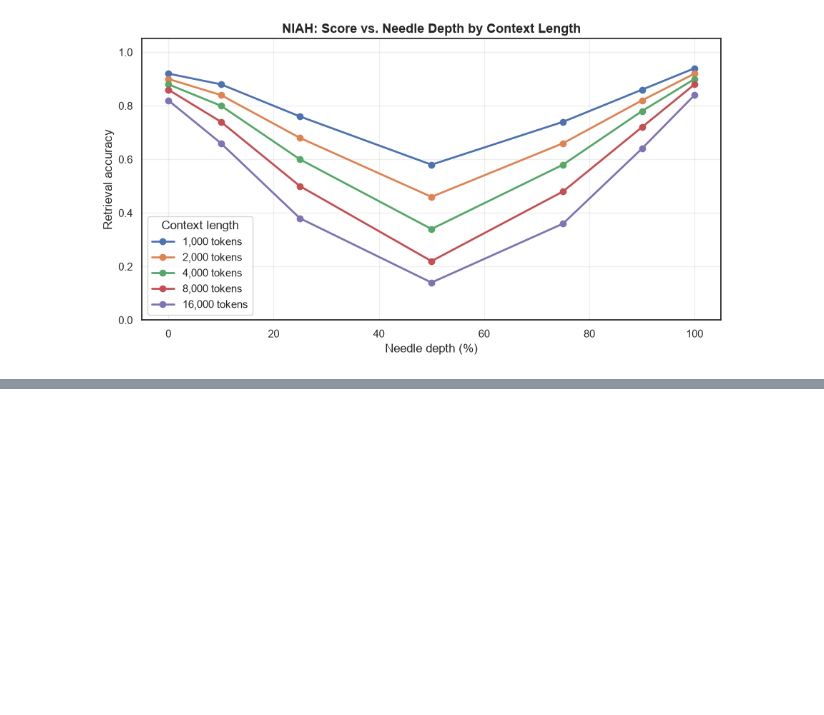
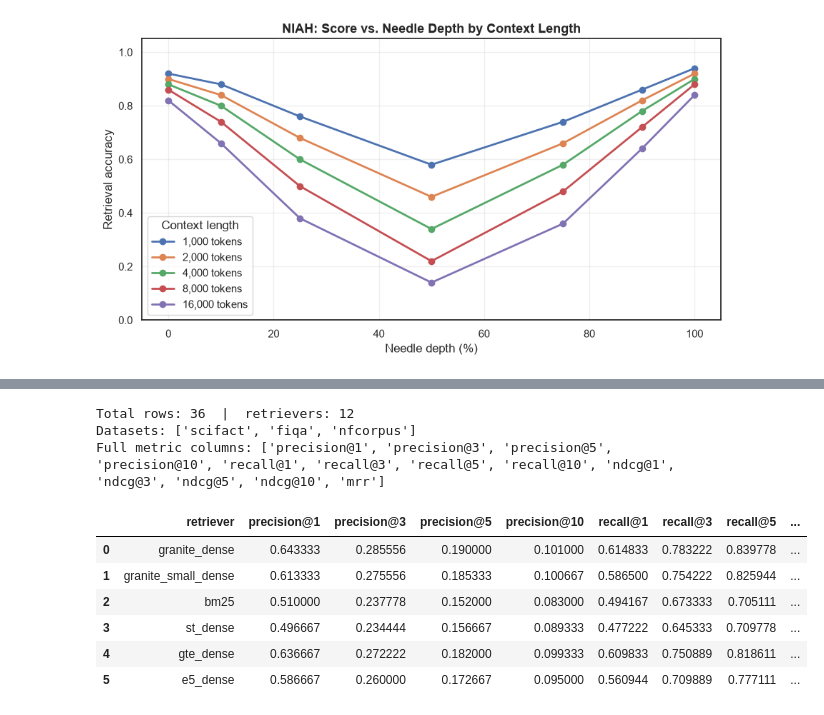
Before and after one commit to M1yanoShiho/IBM_Granite_Project, a Jupyter notebook: notebooks/01_visualize_heatmap.ipynb, the cells around one changed output, grey strips where cells are left out. Cells and saved outputs as stored; diff of their text form; code cells hidden in the pictures; blank space fills up the shorter version.

```diff
--- a/notebooks/01_visualize_heatmap.ipynb
+++ b/notebooks/01_visualize_heatmap.ipynb
@@ -175,0 +120,27 @@ plt.show()
+# %%
+# Load all three datasets, add a 'dataset' label column, and concatenate.
+datasets = ["scifact", "fiqa", "nfcorpus"]
+frames = []
+for ds in datasets:
+    path = RESULTS_DIR / f"{ds}_fair.csv"
+    if path.exists():
+        df_ds = pd.read_csv(path)
+        df_ds["dataset"] = ds
+        frames.append(df_ds)
+
+df_all = pd.concat(frames, ignore_index=True)
+print(f"Total rows: {len(df_all)}  |  retrievers: {df_all['retriever'].nunique()}")
+print(f"Datasets: {df_all['dataset'].unique().tolist()}")
+print(f"Full metric columns: {[c for c in df_all.columns if c not in ('retriever','dataset')]}")
+df_all.head(6)
+# %% [output]
+Total rows: 36  |  retrievers: 12
+Datasets: ['scifact', 'fiqa', 'nfcorpus']
+Full metric columns: ['precision@1', 'precision@3', 'precision@5', 'precision@10', 'recall@1', 'recall@3', 'recall@5', 'recall@10', 'ndcg@1', 'ndcg@3', 'ndcg@5', 'ndcg@10', 'mrr']
+|  | retriever | precision@1 | precision@3 | precision@5 | precision@10 | recall@1 | recall@3 | recall@5 | ... |
+| 0 | granite_dense | 0.643333 | 0.285556 | 0.190000 | 0.101000 | 0.614833 | 0.783222 | 0.839778 | ... |
+| 1 | granite_small_dense | 0.613333 | 0.275556 | 0.185333 | 0.100667 | 0.586500 | 0.754222 | 0.825944 | ... |
+| 2 | bm25 | 0.510000 | 0.237778 | 0.152000 | 0.083000 | 0.494167 | 0.673333 | 0.705111 | ... |
+| 3 | st_dense | 0.496667 | 0.234444 | 0.156667 | 0.089333 | 0.477222 | 0.645333 | 0.709778 | ... |
+| 4 | gte_dense | 0.636667 | 0.272222 | 0.182000 | 0.099333 | 0.609833 | 0.750889 | 0.818611 | ... |
+| 5 | e5_dense | 0.586667 | 0.260000 | 0.172667 | 0.095000 | 0.560944 | 0.709889 | 0.777111 | ... |
```
Also changed, not shown: parts of 21 cells of this notebook, 2 other files.
